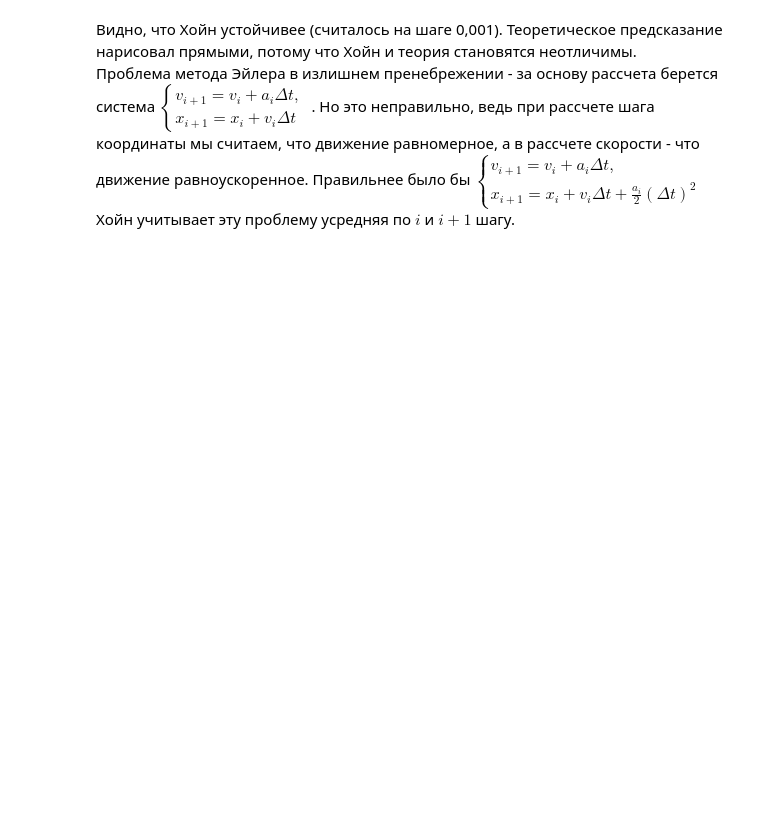
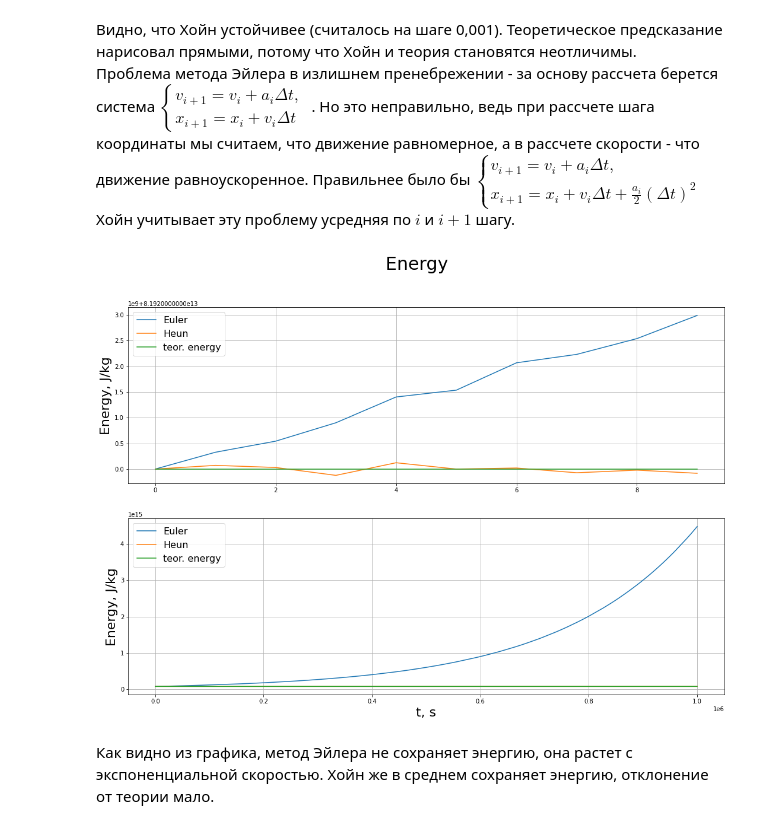
Before and after one commit to GintGld/modeling_MIPT, a Jupyter notebook: wk3/gr.ipynb, the cells around one changed output. Cells and saved outputs as stored; diff of their text form; code cells hidden in the pictures; blank space fills up the shorter version.

Commit message:
energy gr + design fixes

```diff
--- a/wk3/gr.ipynb
+++ b/wk3/gr.ipynb
@@ -45,3 +49,32 @@ v_{i+1} = v_i + a_i \Delta t,\\
 x_{i+1} = x_i + v_i \Delta t + \frac{a_i}{2} (\Delta t)^2
 \end{cases}$
 Хойн учитывает эту проблему усредняя по $i$ и $i+1$ шагу.
+# %%
+fig, (ax1, ax2) = plt.subplots(2, 1)
+fig.suptitle('Energy', fontsize=30)
+fig.set_size_inches(18, 12)
+
+t = np.linspace(0, len(d), len(d))
+E_e = 0.5 * (d.v_e**2 + w**2*d.x_e**2)
+E_h = 0.5 * (d.v_h**2 + w**2*d.x_h**2)
+
+ax1.plot(t[:int(1e-5*len(t))], E_e[:int(1e-5*len(t))], '-', label='Euler')
+ax1.plot(t[:int(1e-5*len(t))], E_h[:int(1e-5*len(t))], '-', label='Heun')
+ax1.plot(t[:int(1e-5*len(t))], t[:int(1e-5*len(t))]-t[:int(1e-5*len(t))]+E_e[0], label='teor. energy')
+ax1.set_ylabel('Energy, J/kg', fontsize=22)
+
+ax2.plot(t, E_e, '-', label='Euler')
+ax2.plot(t, E_h, '-', label='Heun')
+ax2.plot(t, t-t+E_e[0], label='teor. energy')
+ax2.set_ylabel('Energy, J/kg', fontsize=22)
+ax2.set_xlabel('t, s', fontsize=22)
+
+ax1.legend(fontsize=16, loc='best')
+ax2.legend(fontsize=16, loc='best')
+ax1.grid(True)
+ax2.grid(True)
+plt.show()
+# %% [output]
+[figure, added]
+# %% [markdown]
+Как видно из графика, метод Эйлера не сохраняет энергию, она растет с экспоненциальной скоростью. Хойн же в среднем сохраняет энергию, отклонение от теории мало.
```
Also changed, not shown: parts of 2 cells of this notebook, 1 other file.
